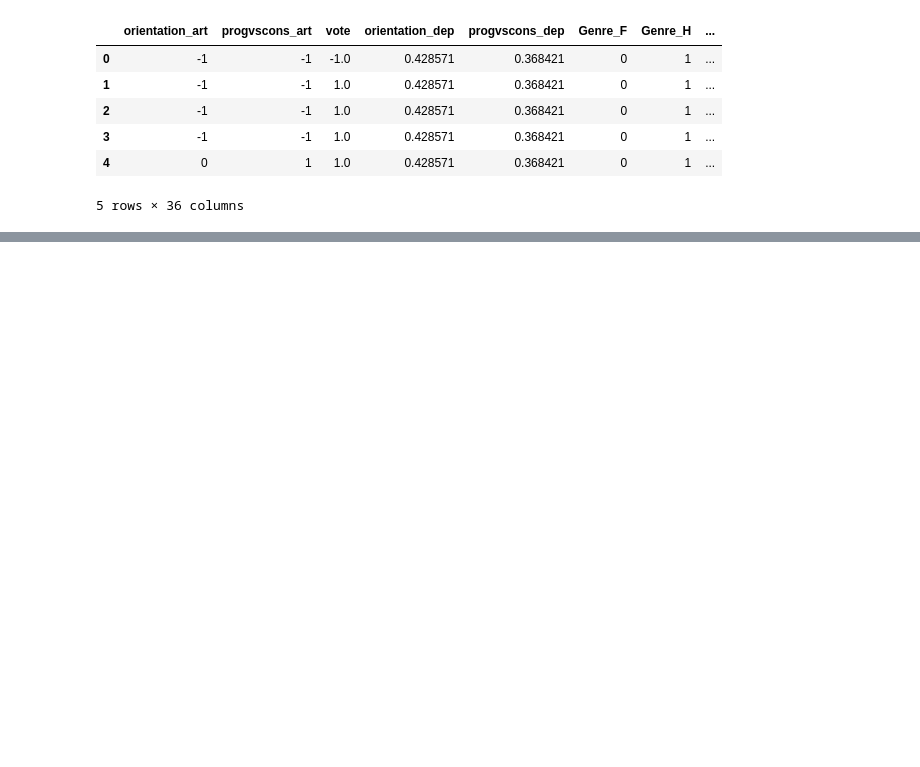
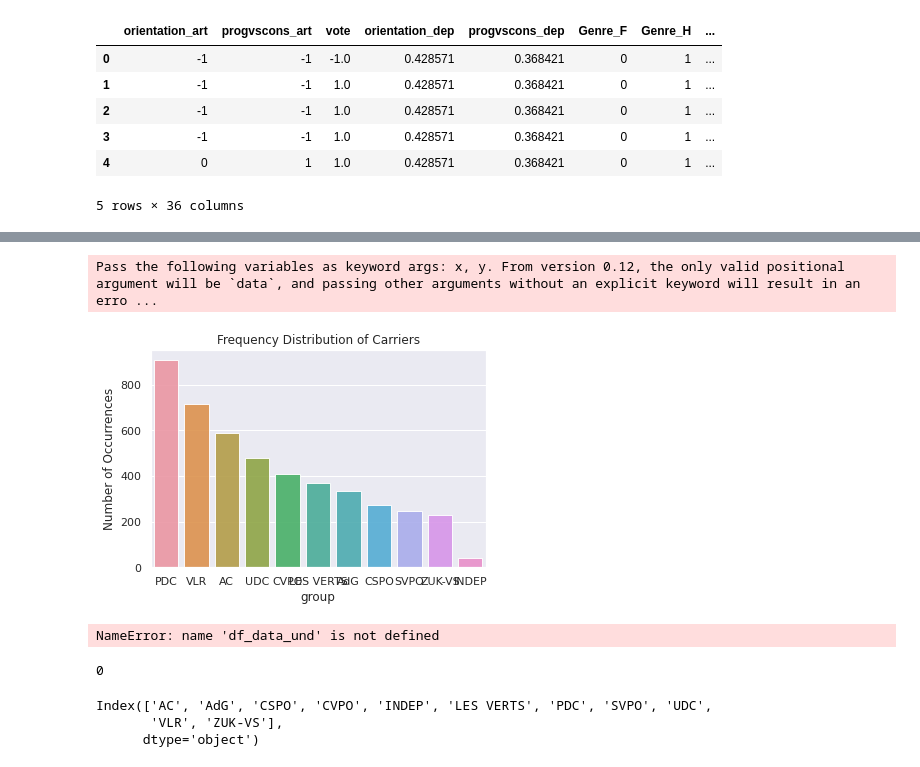
Before and after one commit to blanchemarion/project2_vote_pred, a Jupyter notebook: Code/new_data_processing.ipynb, the cells around one changed output, grey strips where cells are left out. Cells and saved outputs as stored; diff of their text form; code cells hidden in the pictures; blank space fills up the shorter version.

```diff
--- a/Code/new_data_processing.ipynb
+++ b/Code/new_data_processing.ipynb
@@ -219,0 +268,23 @@ prepared_df.to_csv('dataSetForML.csv')
+# %%
+%matplotlib inline
+import seaborn as sns
+import matplotlib.pyplot as plt
+group_count = cat_df['group'].value_counts()
+sns.set(style="darkgrid")
+sns.barplot(group_count.index, group_count.values, alpha=0.9)
+plt.title('Frequency Distribution of Carriers')
+plt.ylabel('Number of Occurrences', fontsize=12)
+plt.xlabel('group', fontsize=12)
+plt.show()
+# %% [output]
+Pass the following variables as keyword args: x, y. From version 0.12, the only valid positional argument will be `data`, and passing other arguments without an explicit keyword will result in an erro ...
+[figure, added]
+# %%
+fig = px.histogram(df_data_und, x="vote")
+fig.show()
+# %% [output]
+NameError: name 'df_data_und' is not defined
+# %%
+print(cat_df.isnull().values.sum())
+# %% [output]
+0
@@ -219,0 +294,6 @@ prepared_df.to_csv('dataSetForML.csv')
+# %%
+print(cats)
+# %% [output]
+Index(['AC', 'AdG', 'CSPO', 'CVPO', 'INDEP', 'LES VERTS', 'PDC', 'SVPO', 'UDC',
+       'VLR', 'ZUK-VS'],
+      dtype='object')
```
Also changed, not shown: parts of 42 cells of this notebook, 8 other files.
